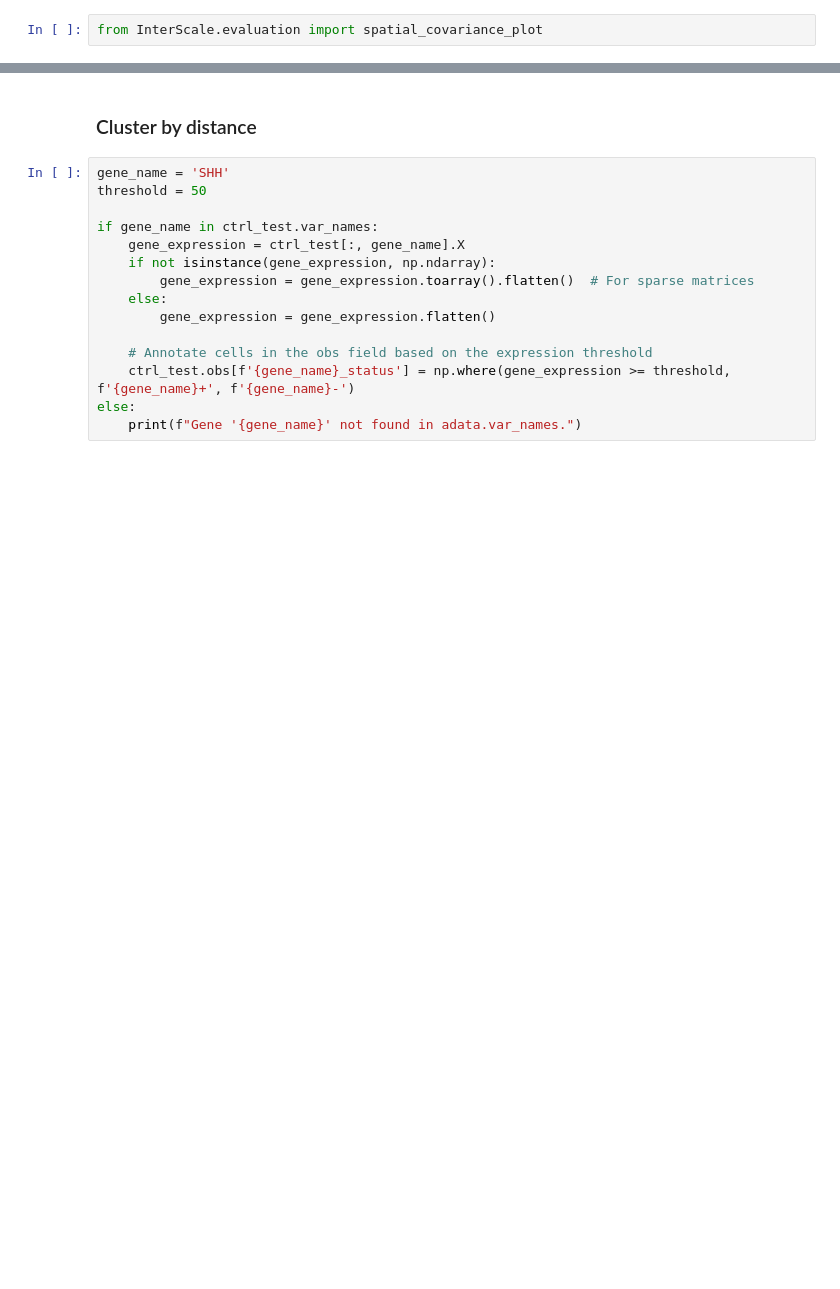
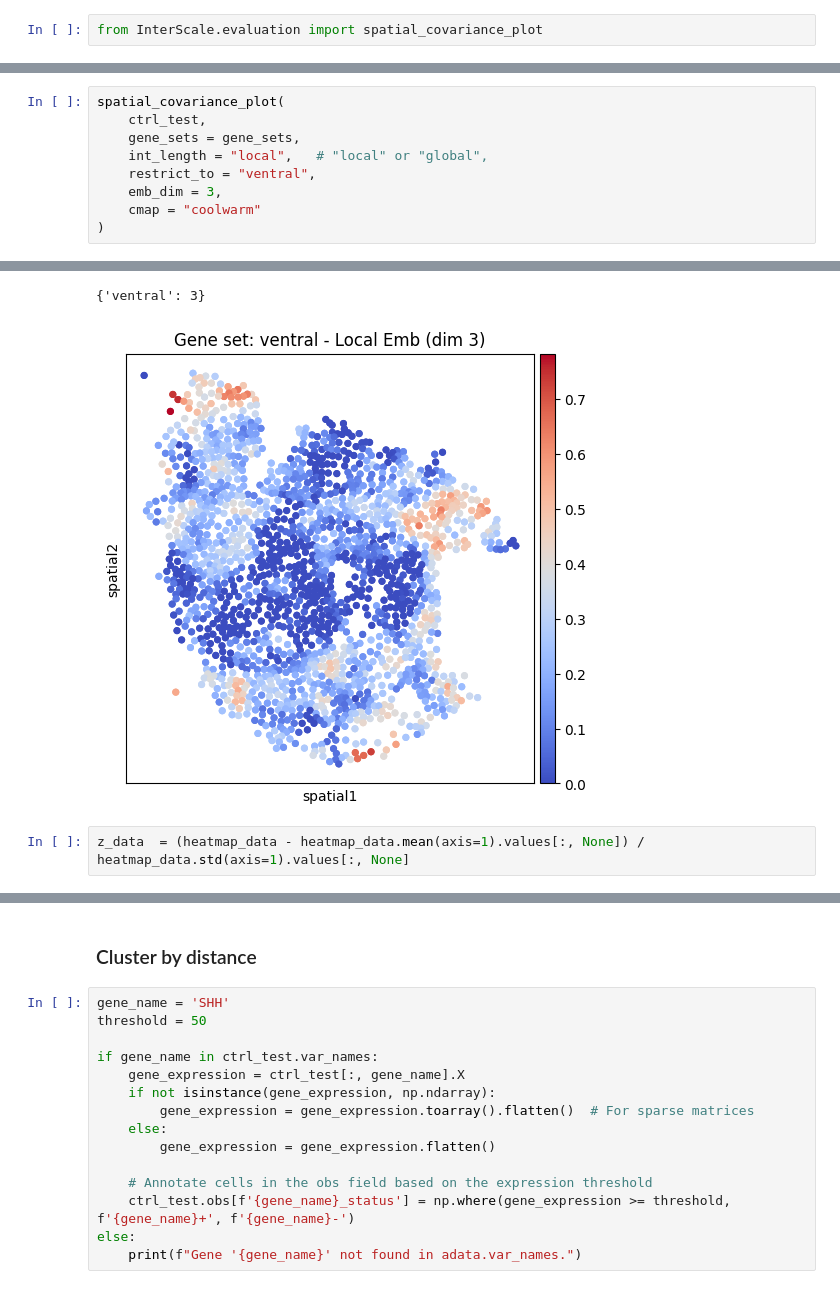
Before and after one commit to theislab/interscale, a Jupyter notebook: docs/notebooks/InterScale_CombinedModel_legnini_linear_decoder.ipynb, the cells around one changed output, grey strips where cells are left out. Drawn from its saved outputs; the diff is of its cells as text; blank space fills up the shorter version.

```diff
--- a/docs/notebooks/InterScale_CombinedModel_legnini_linear_decoder.ipynb
+++ b/docs/notebooks/InterScale_CombinedModel_legnini_linear_decoder.ipynb
@@ -428,0 +454,10 @@ from InterScale.evaluation import spatial_covariance_plot
+# %%
+spatial_covariance_plot(
+    ctrl_test,
+    gene_sets = gene_sets,
+    int_length = "local",   # "local" or "global",
+    restrict_to = "ventral",
+    emb_dim = 3,
+    cmap = "coolwarm"
+)
+# %% [output]
@@ -428,0 +465,4 @@ from InterScale.evaluation import spatial_covariance_plot
+{'ventral': 3}
+[figure, added]
+# %%
+z_data  = (heatmap_data - heatmap_data.mean(axis=1).values[:, None]) / heatmap_data.std(axis=1).values[:, None]
```
Also changed, not shown: parts of 30 cells of this notebook, 2 other files.
